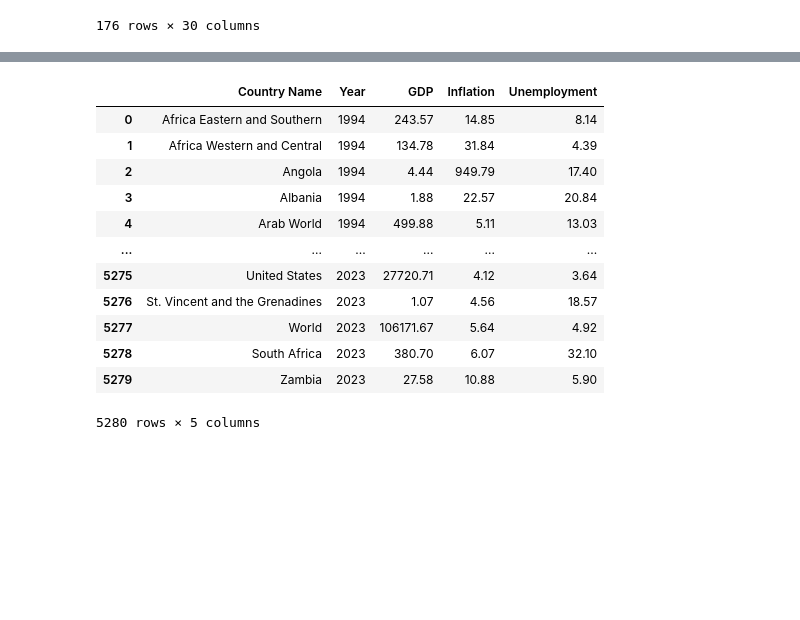
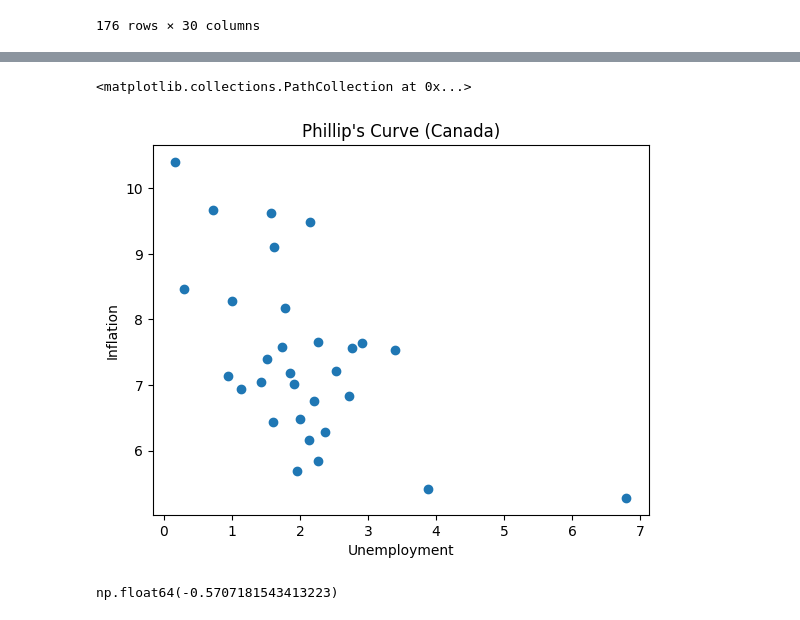
Before and after one commit to ChristianChimi/Financial-Analytics, a Jupyter notebook: Macroeconomics-Analytics/Macroeconomics-Analytics.ipynb, the cells around one changed output, grey strips where cells are left out. Drawn from its saved outputs; the diff is of its cells as text; code cells hidden in the pictures; blank space fills up the shorter version.

```diff
--- a/Macroeconomics-Analytics/Macroeconomics-Analytics.ipynb
+++ b/Macroeconomics-Analytics/Macroeconomics-Analytics.ipynb
@@ -104,17 +120,6 @@ df_merged = df_GDP_long.merge(df_inflation_long, on=["Country Name", "Year"], ho
 # %%
-df_merged
-#Way better! This will be good for PowerBI
+df_merged.set_index('Country Name')
+df_merged.to_csv('Macroeconomics_dataset.csv')
+df_merged.to_excel('Macroeconomics_dataset_.xlsx')
+
+#This will be good for PowerBI!
-# %% [output]
-|  | Country Name | Year | GDP | Inflation | Unemployment |
-| 0 | Africa Eastern and Southern | 1994 | 243.57 | 14.85 | 8.14 |
-| 1 | Africa Western and Central | 1994 | 134.78 | 31.84 | 4.39 |
-| 2 | Angola | 1994 | 4.44 | 949.79 | 17.40 |
-| 3 | Albania | 1994 | 1.88 | 22.57 | 20.84 |
-| 4 | Arab World | 1994 | 499.88 | 5.11 | 13.03 |
-| ... | ... | ... | ... | ... | ... |
-| 5275 | United States | 2023 | 27720.71 | 4.12 | 3.64 |
-| 5276 | St. Vincent and the Grenadines | 2023 | 1.07 | 4.56 | 18.57 |
-| 5277 | World | 2023 | 106171.67 | 5.64 | 4.92 |
-| 5278 | South Africa | 2023 | 380.70 | 6.07 | 32.10 |
-| 5279 | Zambia | 2023 | 27.58 | 10.88 | 5.90 |
-5280 rows × 5 columns
@@ -123,0 +126,18 @@ df_merged.to_csv('Macroeconomics_dataset.csv')
+# %%
+#Event though the best data visualization are on the PowerBI report, let's do some analysis
+#For example, let's do an evaluation of the Phllip's curve in some countries
+
+#Canada
+plt.title("Phillip's Curve (Canada)")
+plt.xlabel("Unemployment")
+plt.ylabel("Inflation")
+plt.scatter(df_merged['Inflation'].loc[df_merged['Country Name']=='Canada'],df_merged['Unemployment'].loc[df_merged['Country Name']== 'Canada'])
+# %% [output]
+<matplotlib.collections.PathCollection at 0x...>
+[figure, added]
+# %%
+df_merged['Inflation'].loc[df_merged['Country Name']=='Canada'].corr(df_merged['Unemployment'].loc[df_merged['Country Name']== 'Canada'])
+
+# -0.57 is a moderate negative correlation!
+# %% [output]
+np.float64(-0.5707181543413223)
```
Also changed, not shown: parts of 10 cells of this notebook, 1 other file.
